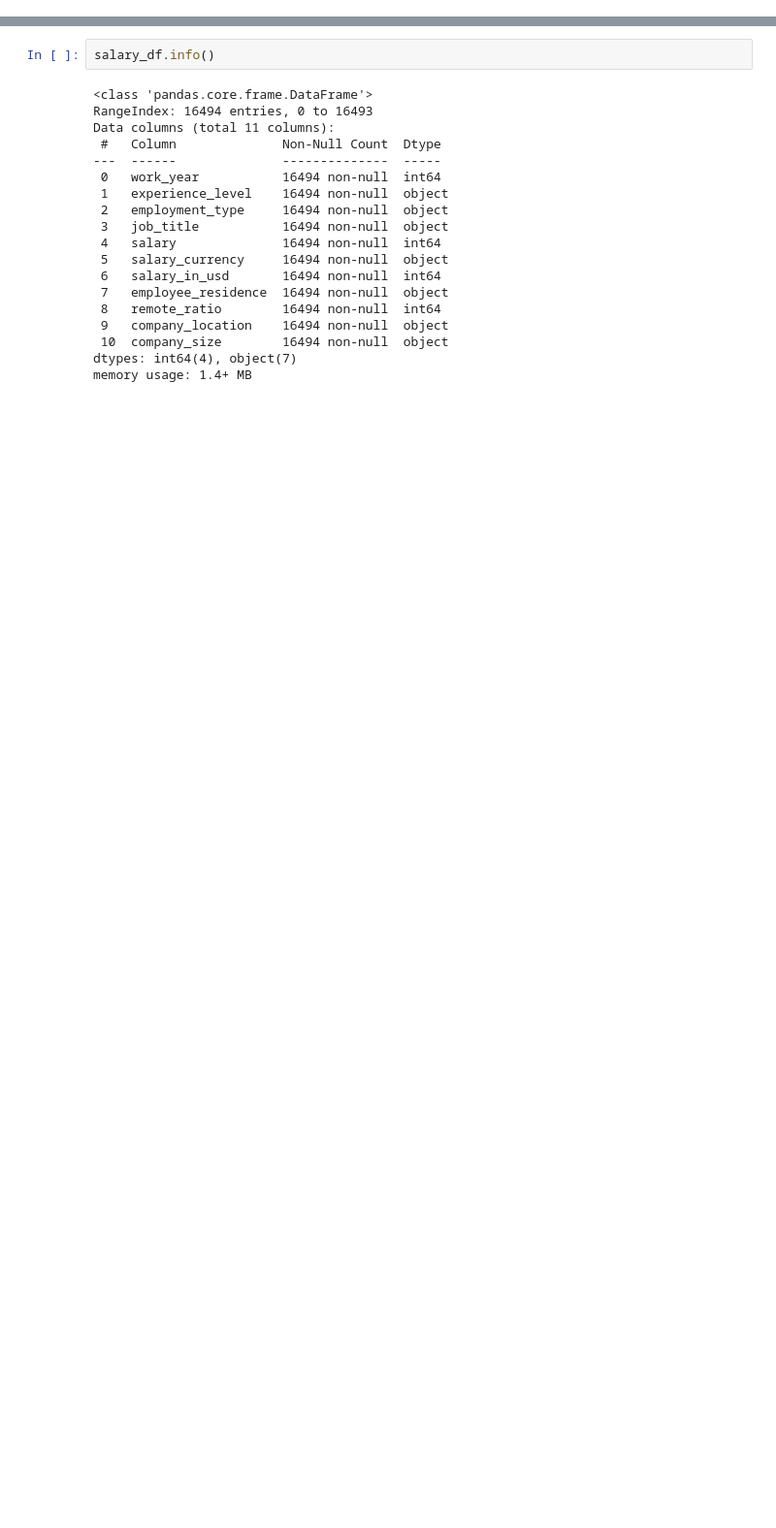
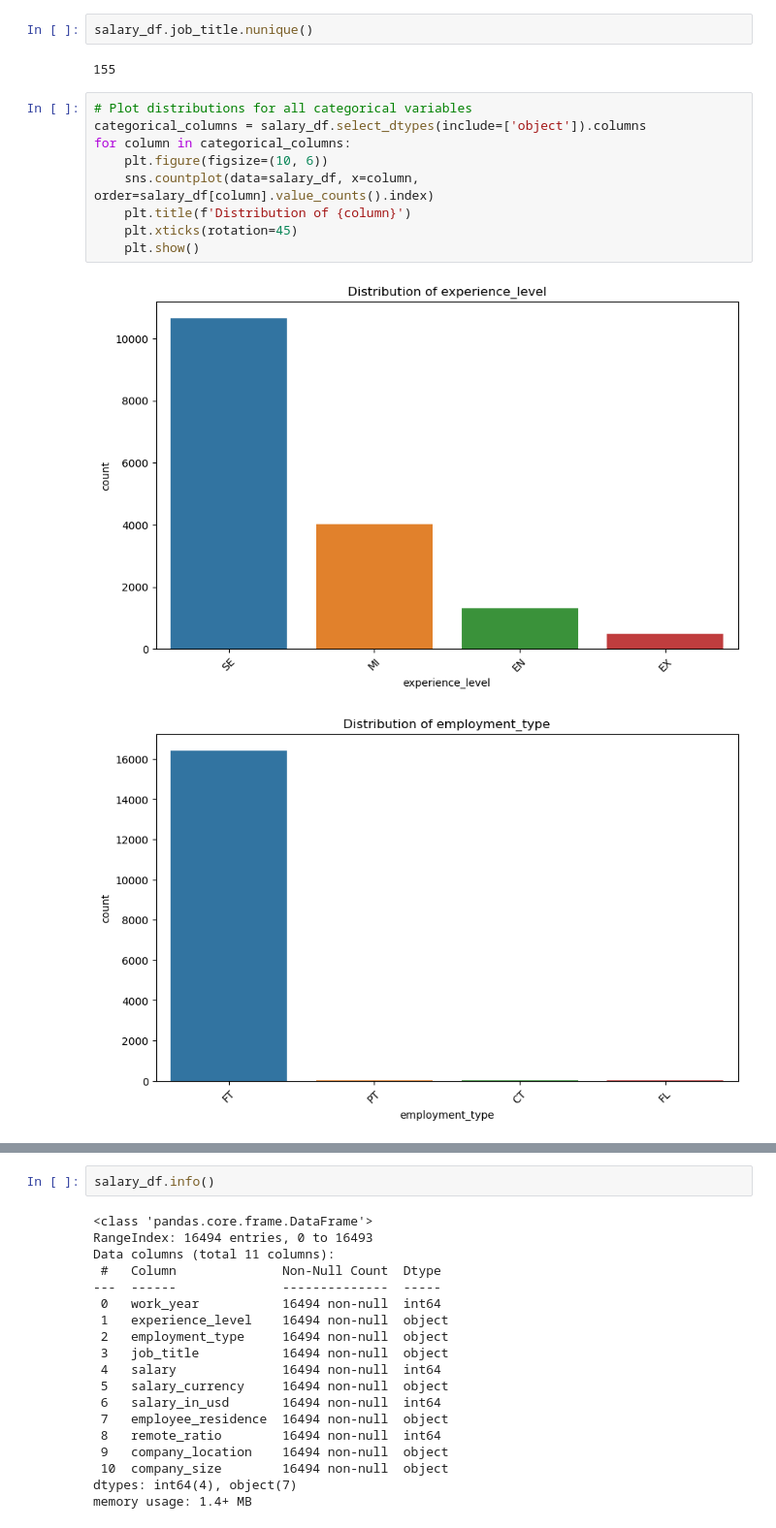
Before and after one commit to YanCotta/SDS-CP032-mlpaygrade, a Jupyter notebook: submissions/team-members/bonnie-yuan/salary.ipynb, the cells around one changed output, grey strips where cells are left out. Shown at 97% size. Drawn from its saved outputs; the diff is of its cells as text; blank space fills up the shorter version.

```diff
--- a/submissions/team-members/bonnie-yuan/salary.ipynb
+++ b/submissions/team-members/bonnie-yuan/salary.ipynb
@@ -41,0 +104,16 @@ Path to dataset files: /Users/bonnieyuan/.cache/kagglehub/datasets/chopper53/mac
+# %%
+salary_df.job_title.nunique()
+# %% [output]
+155
+# %%
+# Plot distributions for all categorical variables
+categorical_columns = salary_df.select_dtypes(include=['object']).columns
+for column in categorical_columns:
+    plt.figure(figsize=(10, 6))
+    sns.countplot(data=salary_df, x=column, order=salary_df[column].value_counts().index)
+    plt.title(f'Distribution of {column}')
+    plt.xticks(rotation=45)
+    plt.show()
+# %% [output]
+[figure, added]
+[figure, added]
```
Also changed, not shown: parts of 55 cells of this notebook.
